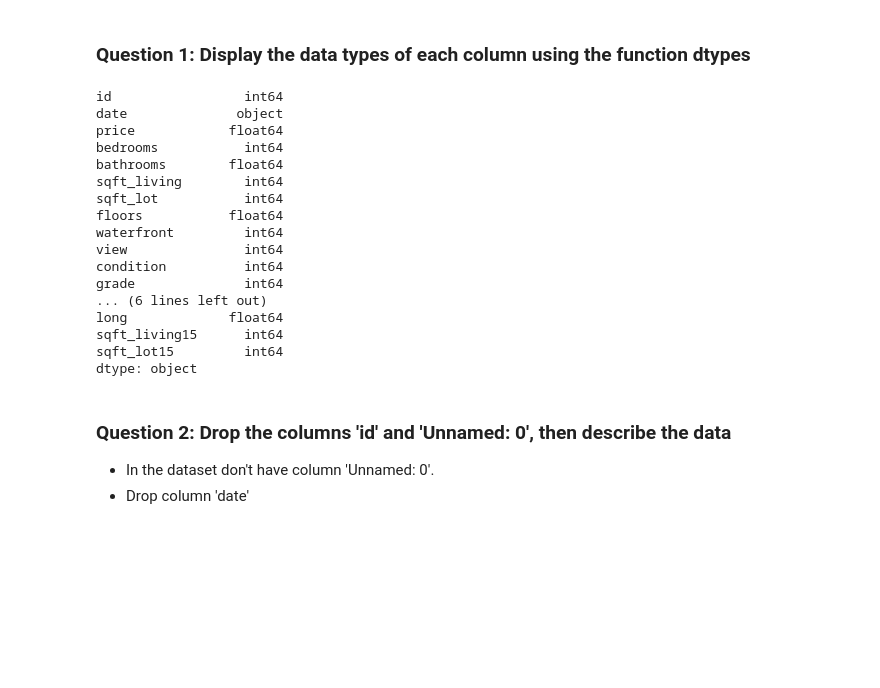
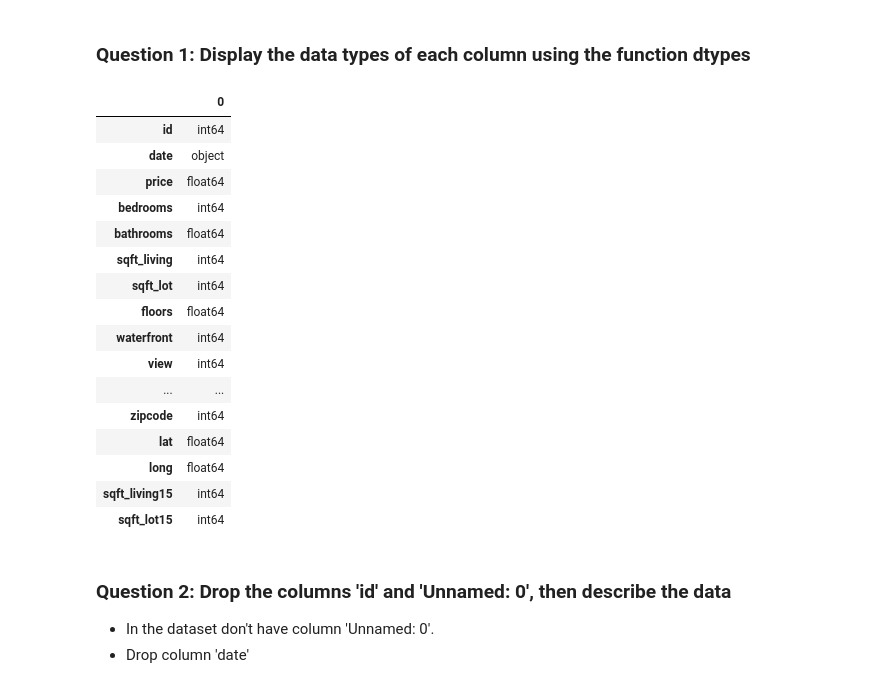
Before and after one commit to Keithsel/DAP301m-code, a Jupyter notebook: Lab_1/Lab_1.ipynb, the cells around one changed output. Cells and saved outputs as stored; diff of their text form; code cells hidden in the pictures; blank space fills up the shorter version.

```diff
--- a/Lab_1/Lab_1.ipynb
+++ b/Lab_1/Lab_1.ipynb
@@ -28,25 +28,25 @@ data.head()
 # %% [markdown]
 ### Question 1: Display the data types of each column using the function dtypes
 # %%
-data.dtypes
+data.dtypes.to_frame()
 # %% [output]
-id                 int64
-date              object
-price            float64
-bedrooms           int64
-bathrooms        float64
-sqft_living        int64
-sqft_lot           int64
-floors           float64
-waterfront         int64
-view               int64
-condition          int64
-grade              int64
-... (6 lines left out)
-long             float64
-sqft_living15      int64
-sqft_lot15         int64
-dtype: object
+|  | 0 |
+| id | int64 |
+| date | object |
+| price | float64 |
+| bedrooms | int64 |
+| bathrooms | float64 |
+| sqft_living | int64 |
+| sqft_lot | int64 |
+| floors | float64 |
+| waterfront | int64 |
+| view | int64 |
+| ... | ... |
+| zipcode | int64 |
+| lat | float64 |
+| long | float64 |
+| sqft_living15 | int64 |
+| sqft_lot15 | int64 |
 # %% [markdown]
 ### Question 2: Drop the columns 'id' and 'Unnamed: 0', then describe the data
 - In the dataset don't have column 'Unnamed: 0'.
```
Also changed, not shown: parts of 15 cells of this notebook, 10 other files.
